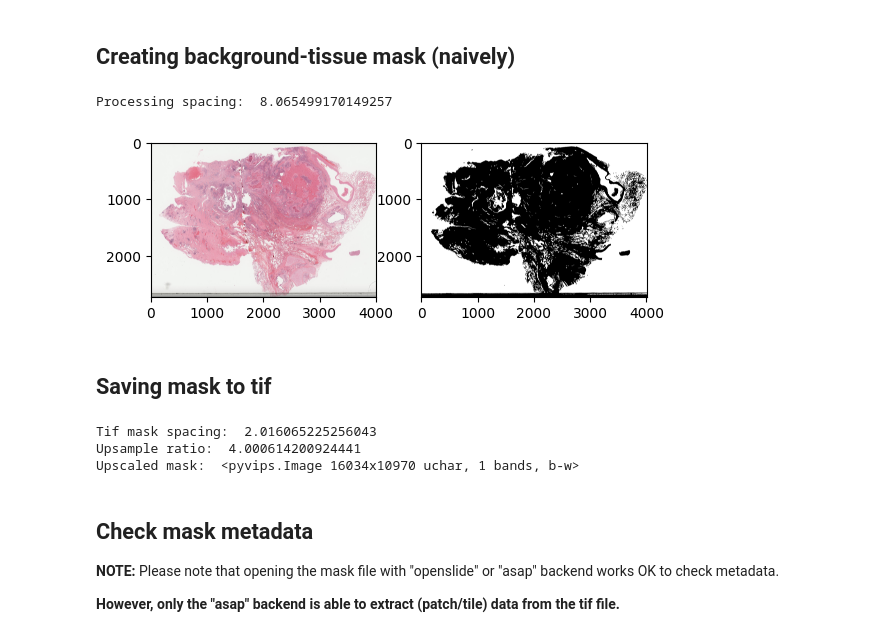
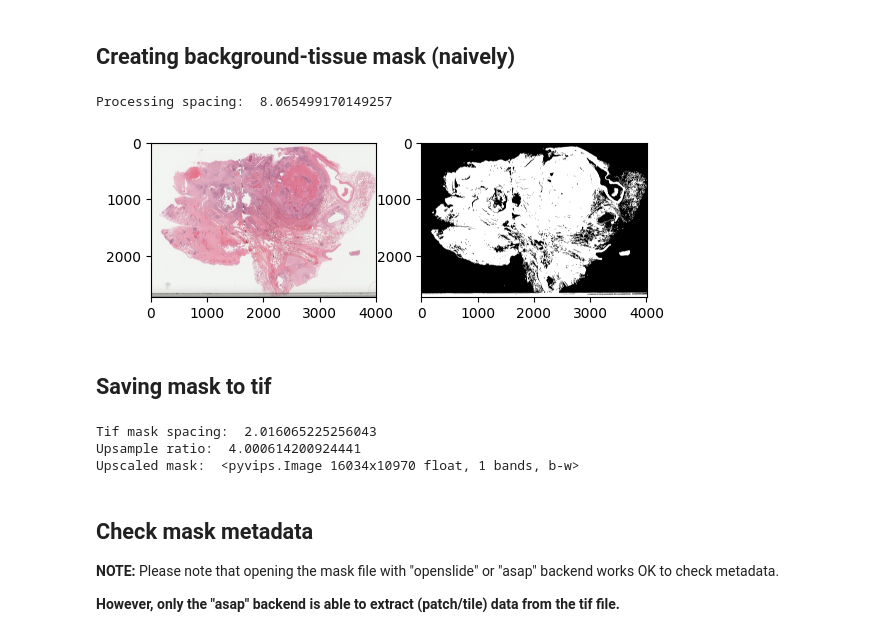
Before and after one commit to DIAGNijmegen/pathology-hooknet-tls, a Jupyter notebook: hooknettls/preprocessing.ipynb, the cells around one changed output. Drawn from its saved outputs; the diff is of its cells as text; code cells hidden in the pictures.

```diff
--- a/hooknettls/preprocessing.ipynb
+++ b/hooknettls/preprocessing.ipynb
@@ -69,23 +69,23 @@ Converted TIF
 # %%
 processing_spacing = 8.0
 processing_spacing = wsi_tif.get_real_spacing(processing_spacing)
 print("Processing spacing: ", processing_spacing)
 
 
 processing_slide = wsi_tif.get_slide(processing_spacing)
 grey_processing_slide = color.rgb2gray(processing_slide)
 
-processing_slide_mask = grey_processing_slide > threshold_otsu(grey_processing_slide)
+processing_slide_mask = grey_processing_slide < threshold_otsu(grey_processing_slide)
 processing_slide_mask = remove_small_objects(processing_slide_mask)
 processing_slide_mask = remove_small_holes(processing_slide_mask)
 
 fig, ax = plt.subplots(1,2)
 ax[0].imshow(processing_slide)
 ax[1].imshow(processing_slide_mask, cmap='gray')
 plt.show()
 # %% [output]
 Processing spacing:  8.065499170149257
-[figure, old version]
+[figure, new version]
 # %% [markdown]
 ## Saving mask to tif
 # %%
@@ -98,7 +98,7 @@ print("Upsample ratio: ", upsample_ratio)
 
 
 mask_img = pyvips.Image.new_from_array(processing_slide_mask)
-mask_img_upscaled = mask_img.resize(upsample_ratio, kernel = pyvips.enums.Kernel.NEAREST)
+mask_img_upscaled = mask_img.resize(upsample_ratio, kernel = pyvips.enums.Kernel.NEAREST)/255
 print("Upscaled mask: ", mask_img_upscaled)
 
 output_path = f"{Path(wsi_tif.path).stem}_mask.tif"
@@ -122,7 +122,7 @@ mask_img_upscaled.tiffsave(
 # %% [output]
 Tif mask spacing:  2.016065225256043
 Upsample ratio:  4.000614200924441
-Upscaled mask:  <pyvips.Image 16034x10970 uchar, 1 bands, b-w>
+Upscaled mask:  <pyvips.Image 16034x10970 float, 1 bands, b-w>
 # %% [markdown]
 ## Check mask metadata
 
```
